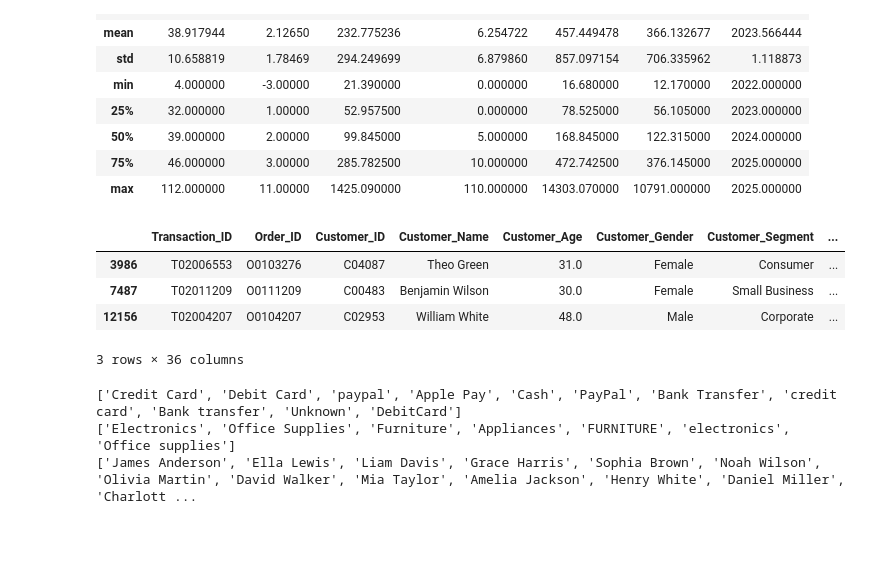
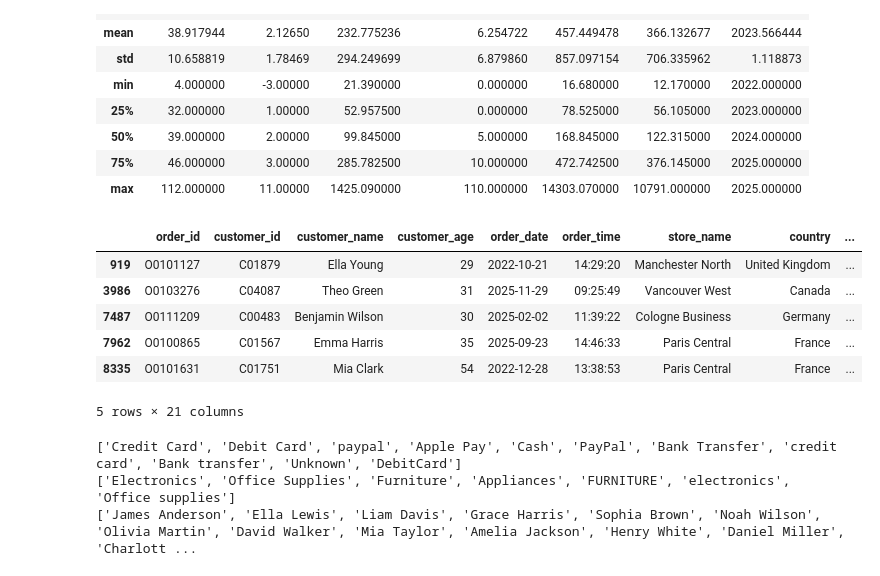
Before and after one commit to aslbektheanalyst/Portfolio_DA, a Jupyter notebook: sales_analysis/1cleanup.ipynb, the cells around one changed output. Drawn from its saved outputs; the diff is of its cells as text; code cells hidden in the pictures; blank space fills up the shorter version.

```diff
--- a/sales_analysis/1cleanup.ipynb
+++ b/sales_analysis/1cleanup.ipynb
@@ -74,6 +74,6 @@ df2.shape
 # %%
 df2.columns = df2.columns.str.strip().str.lower().str.replace(" ", "_")
 # %%
-print(df.duplicated().sum())
-df = df.drop_duplicates()
+print(df2.duplicated().sum())
+df2 = df2.drop_duplicates()
 # %% [output]
@@ -81,5 +81,5 @@ df = df.drop_duplicates()
 # %%
-df = df.replace(["N/A", "NA", "null", "-", ""], np.nan)
+df2 = df2.replace(["N/A", "NA", "null", "-", ""], np.nan)
 df2.isna().sum()
 # %% [output]
 order_id                   0
@@ -148,11 +148,13 @@ df2.select_dtypes("number").describe()
 # %%
 #checking to see why quantity has below zero values, if the main df has returning data or not
 
-df[df["Quantity"] < 0].head(5)
+df2[df2["quantity"] <= 0].head(5)
 # %% [output]
-|  | Transaction_ID | Order_ID | Customer_ID | Customer_Name | Customer_Age | Customer_Gender | Customer_Segment | ... |
-| 3986 | T02006553 | O0103276 | C04087 | Theo Green | 31.0 | Female | Consumer | ... |
-| 7487 | T02011209 | O0111209 | C00483 | Benjamin Wilson | 30.0 | Female | Small Business | ... |
-| 12156 | T02004207 | O0104207 | C02953 | William White | 48.0 | Male | Corporate | ... |
+|  | order_id | customer_id | customer_name | customer_age | order_date | order_time | store_name | country | ... |
+| 919 | O0101127 | C01879 | Ella Young | 29 | 2022-10-21 | 14:29:20 | Manchester North | United Kingdom | ... |
+| 3986 | O0103276 | C04087 | Theo Green | 31 | 2025-11-29 | 09:25:49 | Vancouver West | Canada | ... |
+| 7487 | O0111209 | C00483 | Benjamin Wilson | 30 | 2025-02-02 | 11:39:22 | Cologne Business | Germany | ... |
+| 7962 | O0100865 | C01567 | Emma Harris | 35 | 2025-09-23 | 14:46:33 | Paris Central | France | ... |
+| 8335 | O0101631 | C01751 | Mia Clark | 54 | 2022-12-28 | 13:38:53 | Paris Central | France | ... |
-3 rows × 36 columns
+5 rows × 21 columns
 # %%
```
Also changed, not shown: parts of 7 cells of this notebook, 1 other file.
